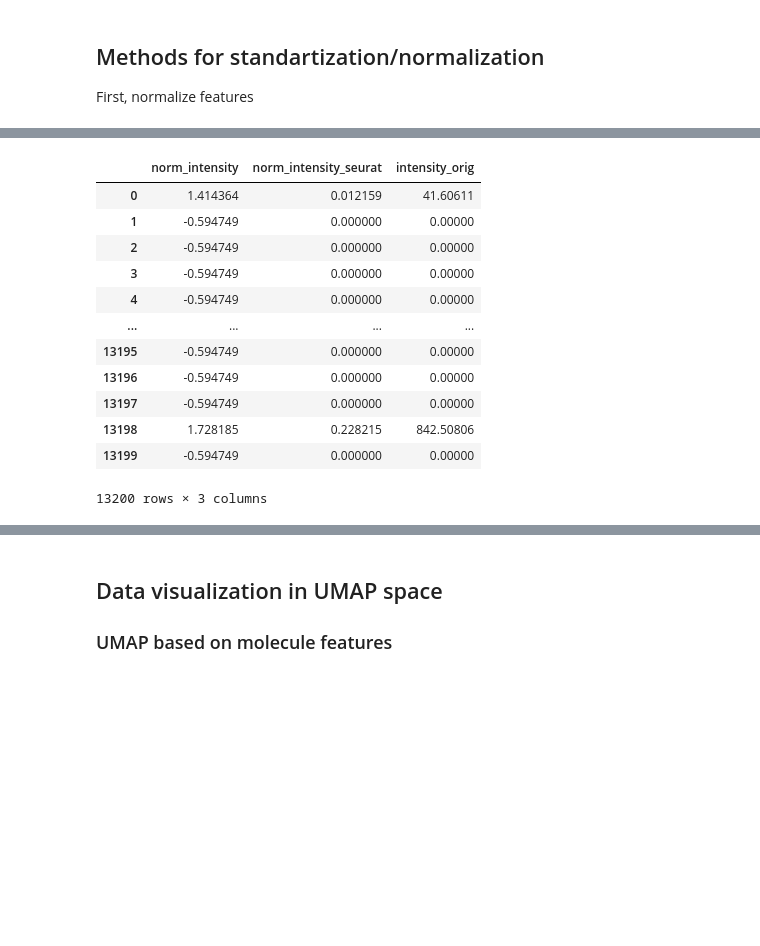
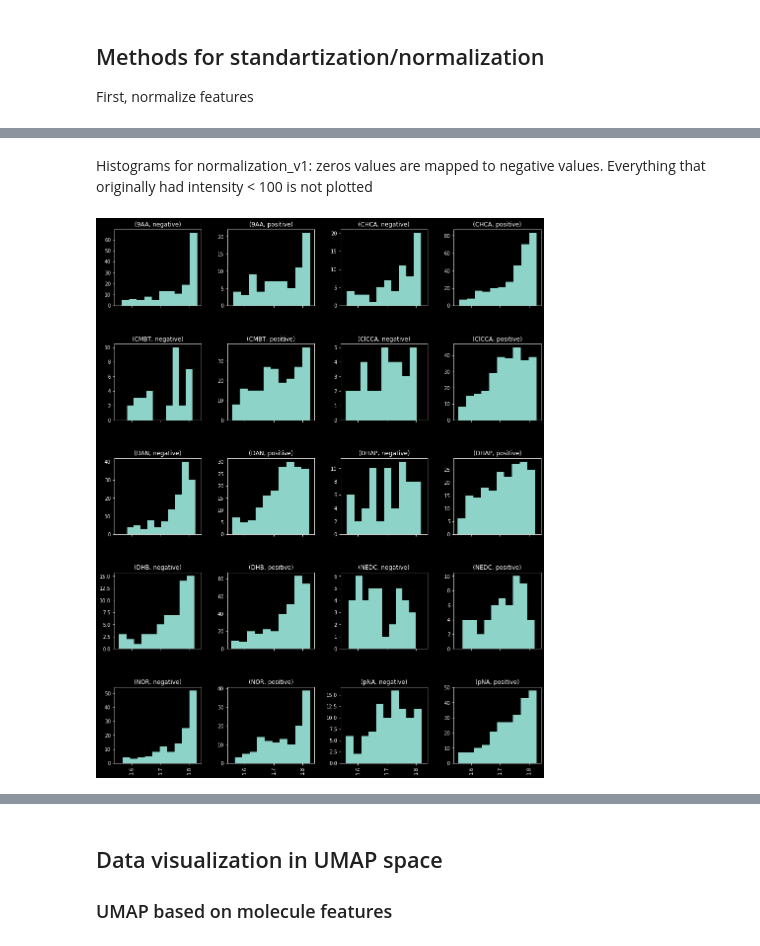
Before and after one commit to alexandrovteam/predicting-APMALDI-response, a Jupyter notebook: notebooks/regression.ipynb, the cells around one changed output, grey strips where cells are left out. Drawn from its saved outputs; the diff is of its cells as text; code cells hidden in the pictures; blank space fills up the shorter version.

```diff
--- a/notebooks/regression.ipynb
+++ b/notebooks/regression.ipynb
@@ -309,25 +308,17 @@ TODO normalize intensities:
 # %%
-norm_intensities = pd.DataFrame(pt.fit_transform(intensities[["spot_intensity"]]),
-                                index = intensities.index,
-                                columns = ["norm_intensity"])
+# V1 normalization:
+intensities["norm_intensity"] = pt.fit_transform(intensities[["spot_intensity"]])
 
+# V2:
 numpy_intensities = intensities[["spot_intensity"]].to_numpy()
-norm_intensities_2 = np.log2((numpy_intensities.T / numpy_intensities.T.sum()) * 10000 + 1).T
-norm_intensities["norm_intensity_seurat"] = norm_intensities_2
-norm_intensities["intensity_orig"] = intensities["spot_intensity"]
+intensities["norm_intensity_seurat"] = np.log2((numpy_intensities.T / numpy_intensities.T.sum()) * 10000 + 1).T
-# %%
-norm_intensities
-# %% [output]
-|  | norm_intensity | norm_intensity_seurat | intensity_orig |
-| 0 | 1.414364 | 0.012159 | 41.60611 |
-| 1 | -0.594749 | 0.000000 | 0.00000 |
-| 2 | -0.594749 | 0.000000 | 0.00000 |
-| 3 | -0.594749 | 0.000000 | 0.00000 |
-| 4 | -0.594749 | 0.000000 | 0.00000 |
-| ... | ... | ... | ... |
-| 13195 | -0.594749 | 0.000000 | 0.00000 |
-| 13196 | -0.594749 | 0.000000 | 0.00000 |
-| 13197 | -0.594749 | 0.000000 | 0.00000 |
-| 13198 | 1.728185 | 0.228215 | 842.50806 |
-| 13199 | -0.594749 | 0.000000 | 0.00000 |
-13200 rows × 3 columns
+# %% [markdown]
+Histograms for normalization_v1: zeros values are mapped to negative values. Everything that originally had intensity < 100 is not plotted
+# %%
+fig = plt.figure(figsize = (15,20))
+ax = fig.gca()
+
+
+_ = intensities[intensities["spot_intensity"] > 100].hist("norm_intensity", by=["Matrix short", "Polarity"], ax=ax, sharex=True)
+# %% [output]
+[figure, added]
```
Also changed, not shown: parts of 8 cells of this notebook.
